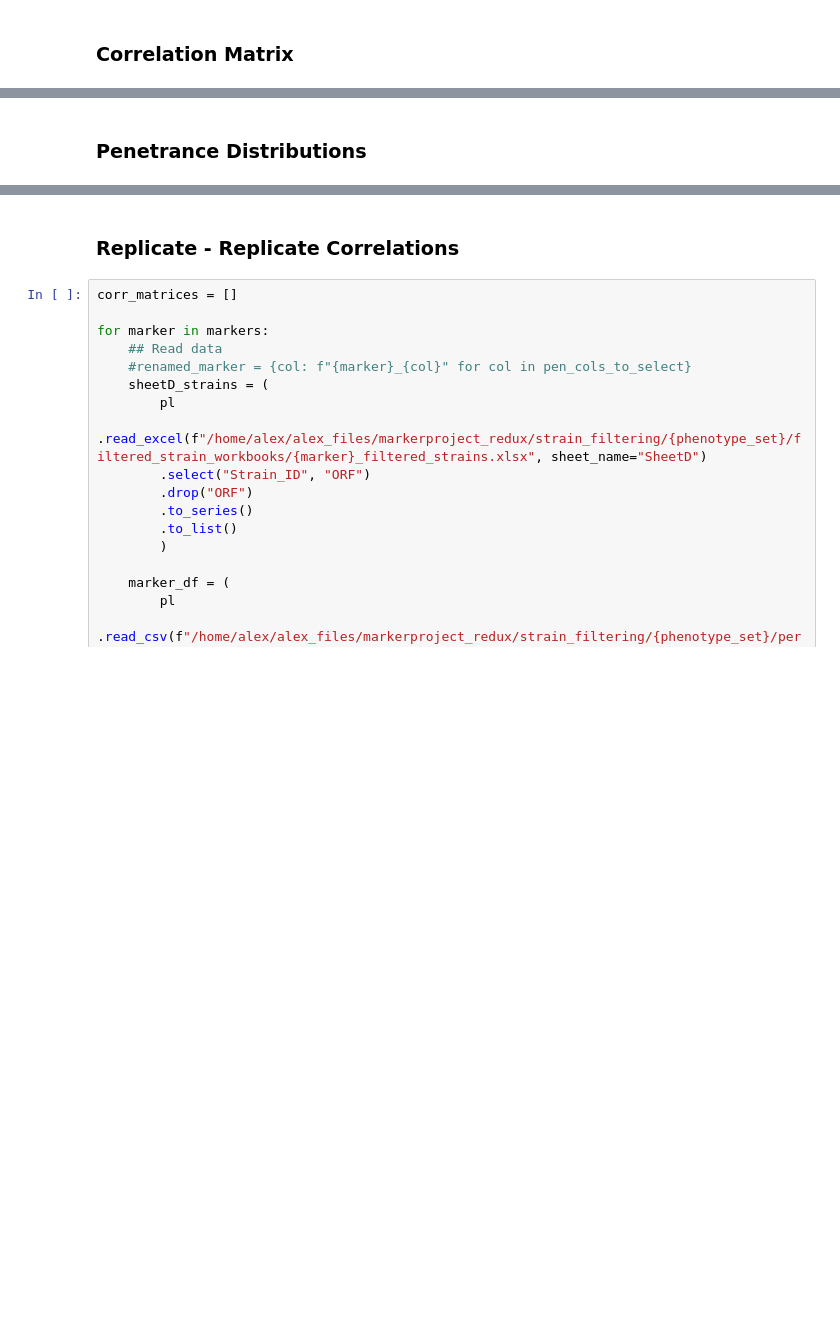
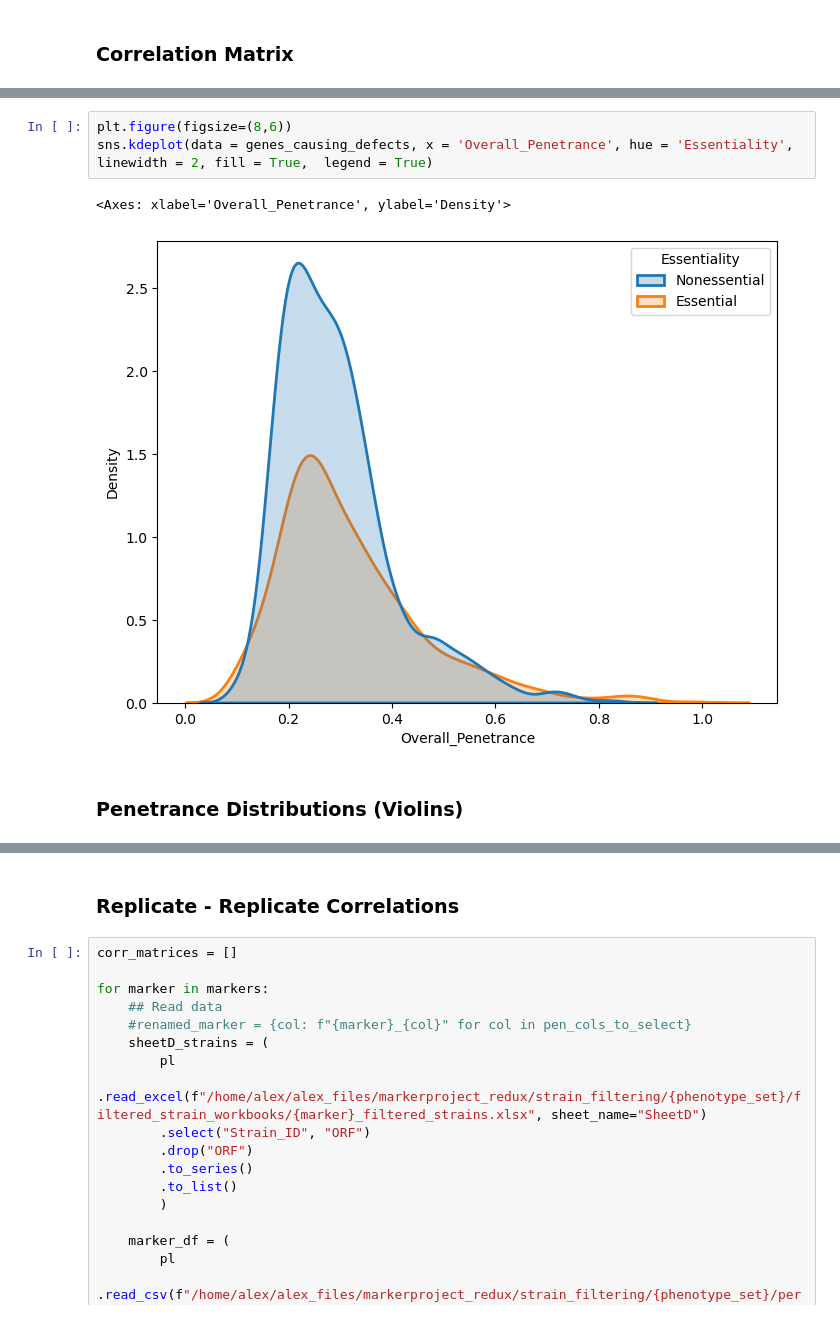
Before and after one commit to arsam-dj/MarkerProject, a Jupyter notebook: 12_make_plots_with_phenotype_data.ipynb, the cells around one changed output, grey strips where cells are left out. Saved outputs shown, nothing was run; the diff lists cells and outputs as text; blank space fills up the shorter version.

```diff
--- a/12_make_plots_with_phenotype_data.ipynb
+++ b/12_make_plots_with_phenotype_data.ipynb
@@ -148,5 +260,11 @@ plt.close()
+# %%
+plt.figure(figsize=(8,6))
+sns.kdeplot(data = genes_causing_defects, x = 'Overall_Penetrance', hue = 'Essentiality', linewidth = 2, fill = True,  legend = True)
+# %% [output]
+<Axes: xlabel='Overall_Penetrance', ylabel='Density'>
+[figure, added]
 # %% [markdown]
-### Penetrance Distributions
+### Penetrance Distributions (Violins)
 # %%
 ## Read data
 marker_dfs = []
```
Also changed, not shown: parts of 14 cells of this notebook.
